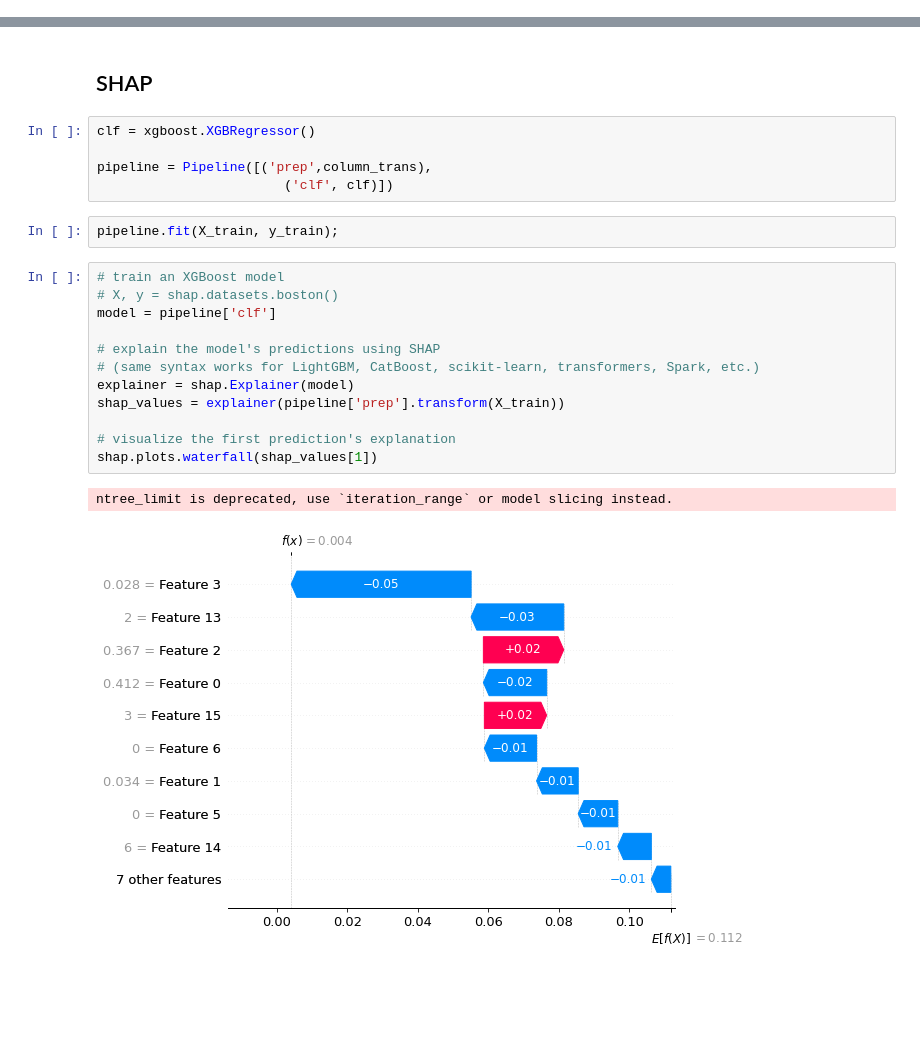
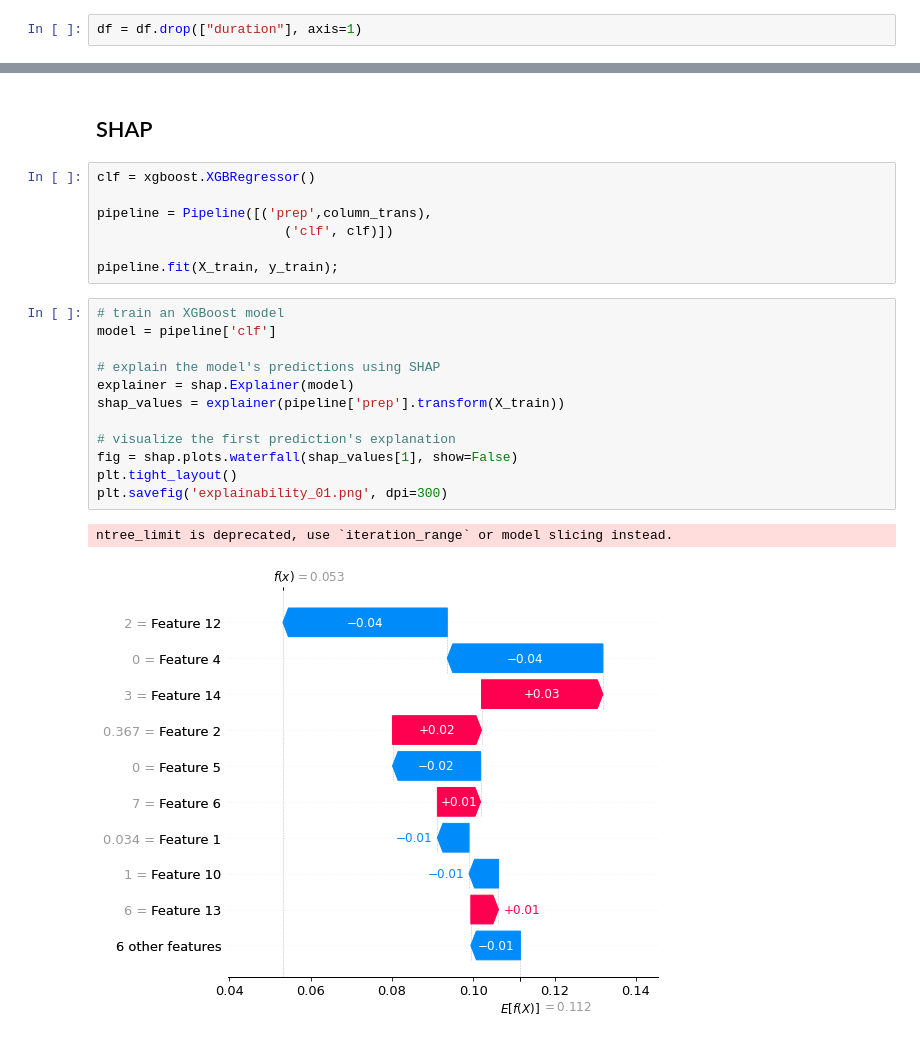
Before and after one commit to broepke/ModelExplainability, a Jupyter notebook: ModelExplainability.ipynb, the cells around one changed output, grey strips where cells are left out. Saved outputs shown, nothing was run; the diff lists cells and outputs as text; blank space fills up the shorter version.

```diff
--- a/ModelExplainability.ipynb
+++ b/ModelExplainability.ipynb
@@ -29,6 +29,8 @@ df.head()
 | 2 | 35 | management | single | tertiary | no | 1350 | yes | no | cellular | 16 | apr | ... |
 | 3 | 30 | management | married | tertiary | no | 1476 | yes | yes | unknown | 3 | jun | ... |
 | 4 | 59 | blue-collar | married | secondary | no | 0 | yes | no | unknown | 5 | may | ... |
+# %%
+df = df.drop(["duration"], axis=1)
 # %% [markdown]
 ## Prep
 # %%
@@ -171,23 +169,23 @@ clf = xgboost.XGBRegressor()
 
 pipeline = Pipeline([('prep',column_trans),
                         ('clf', clf)])
+
+pipeline.fit(X_train, y_train);
-# %%
-pipeline.fit(X_train, y_train);
 # %%
 # train an XGBoost model
-# X, y = shap.datasets.boston()
 model = pipeline['clf']
 
 # explain the model's predictions using SHAP
-# (same syntax works for LightGBM, CatBoost, scikit-learn, transformers, Spark, etc.)
 explainer = shap.Explainer(model)
 shap_values = explainer(pipeline['prep'].transform(X_train))
 
 # visualize the first prediction's explanation
-shap.plots.waterfall(shap_values[1])
+fig = shap.plots.waterfall(shap_values[1], show=False)
+plt.tight_layout()
+plt.savefig('explainability_01.png', dpi=300)
 # %% [output]
 ntree_limit is deprecated, use `iteration_range` or model slicing instead.
-[figure, old version]
+[figure, new version]
 # %%
 for i in range (len(X.columns)):
     print(f"Feature {i}: {X.columns[i]}")
```
Also changed, not shown: parts of 14 cells of this notebook, 1 other file.
